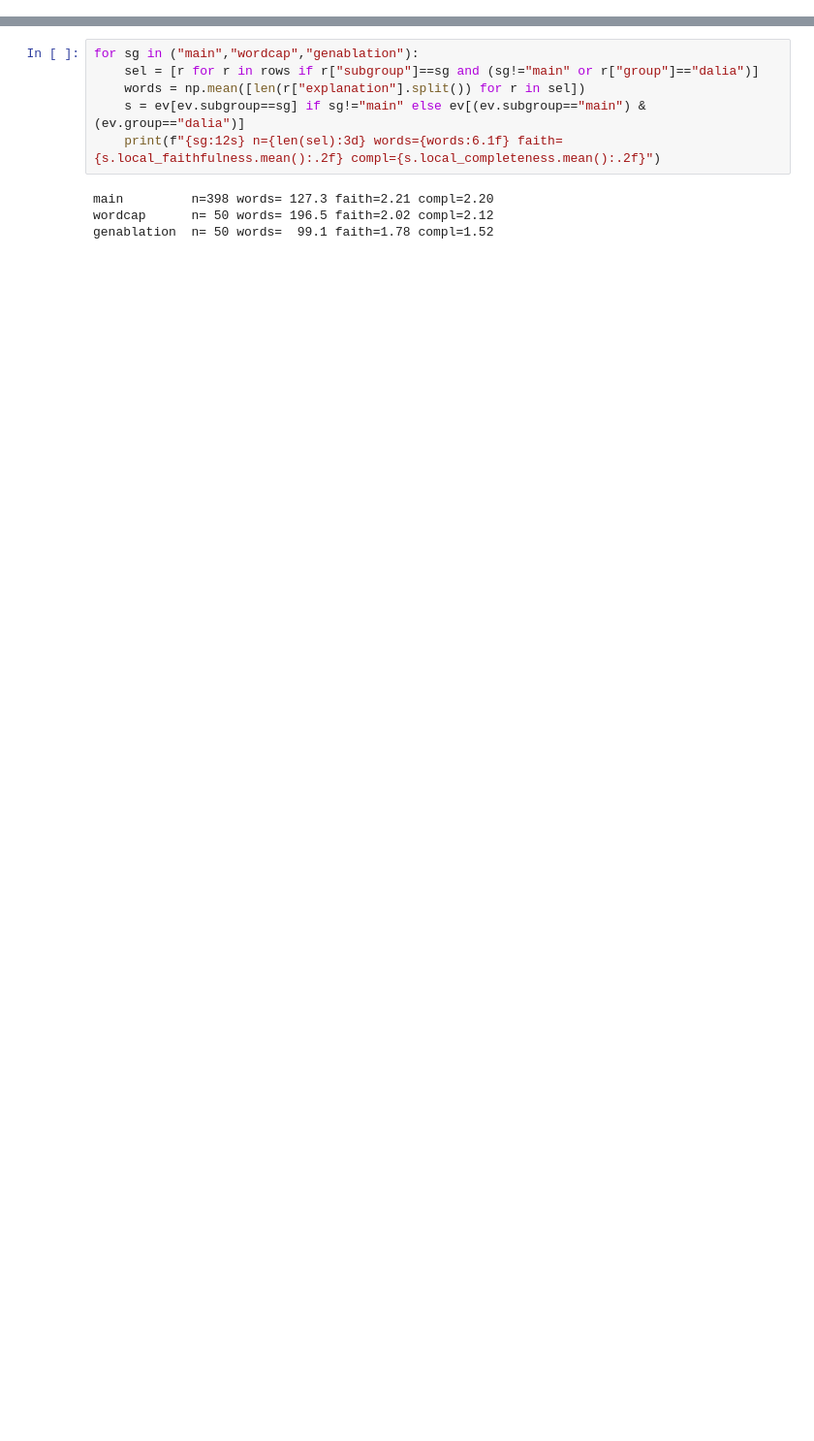
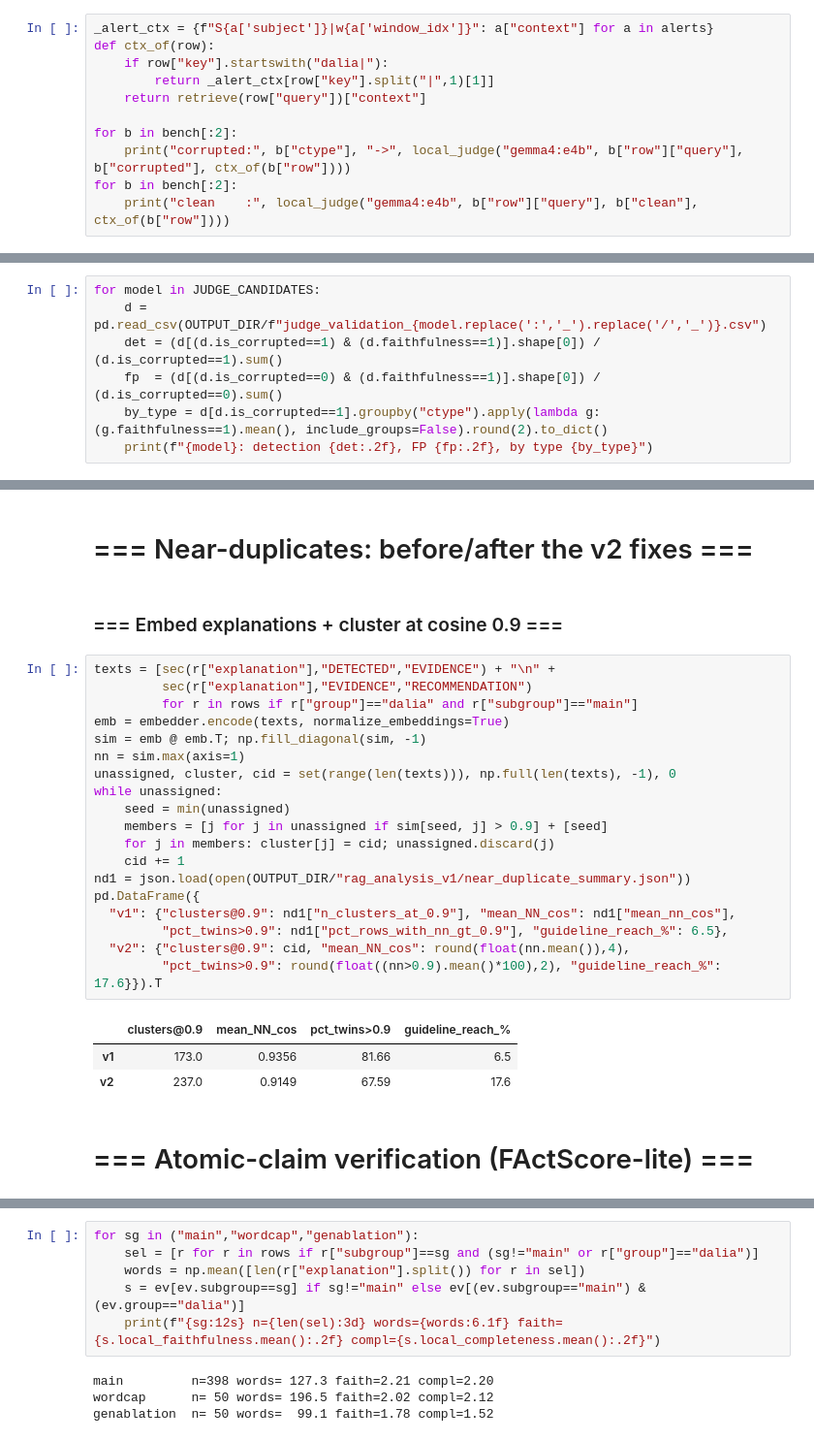
Before and after one commit to TanvirTurja/rag-generation-for-continous-anomaly-alerts, a Jupyter notebook: rag_v2.ipynb, the cells around one changed output, grey strips where cells are left out. Shown at 97% size. Cells and saved outputs as stored; diff of their text form; blank space fills up the shorter version.

Commit message:
fix/v2: notebooks rebuilt in exact v1 idiom (detection_v2 96 cells / rag_v2 110 cells; # ===/### === rhythm, one step per cell, verify-cells after each stage; all executed, 0 errors)

```diff
--- a/rag_v2.ipynb
+++ b/rag_v2.ipynb
@@ -653,0 +625,11 @@ claims.sample(6, random_state=3)[["claim","verdict"]].to_string(index=False)
+# %%
+_alert_ctx = {f"S{a['subject']}|w{a['window_idx']}": a["context"] for a in alerts}
+def ctx_of(row):
+    if row["key"].startswith("dalia|"):
+        return _alert_ctx[row["key"].split("|",1)[1]]
+    return retrieve(row["query"])["context"]
+
+for b in bench[:2]:
+    print("corrupted:", b["ctype"], "->", local_judge("gemma4:e4b", b["row"]["query"], b["corrupted"], ctx_of(b["row"])))
+for b in bench[:2]:
+    print("clean    :", local_judge("gemma4:e4b", b["row"]["query"], b["clean"], ctx_of(b["row"])))
@@ -653,0 +643,7 @@ claims.sample(6, random_state=3)[["claim","verdict"]].to_string(index=False)
+# %%
+for model in JUDGE_CANDIDATES:
+    d = pd.read_csv(OUTPUT_DIR/f"judge_validation_{model.replace(':','_').replace('/','_')}.csv")
+    det = (d[(d.is_corrupted==1) & (d.faithfulness==1)].shape[0]) / (d.is_corrupted==1).sum()
+    fp  = (d[(d.is_corrupted==0) & (d.faithfulness==1)].shape[0]) / (d.is_corrupted==0).sum()
+    by_type = d[d.is_corrupted==1].groupby("ctype").apply(lambda g: (g.faithfulness==1).mean(), include_groups=False).round(2).to_dict()
+    print(f"{model}: detection {det:.2f}, FP {fp:.2f}, by type {by_type}")
@@ -653,0 +719,29 @@ claims.sample(6, random_state=3)[["claim","verdict"]].to_string(index=False)
+# %% [markdown]
+# === Near-duplicates: before/after the v2 fixes ===
+# %% [markdown]
+### === Embed explanations + cluster at cosine 0.9 ===
+# %%
+texts = [sec(r["explanation"],"DETECTED","EVIDENCE") + "\n" +
+         sec(r["explanation"],"EVIDENCE","RECOMMENDATION")
+         for r in rows if r["group"]=="dalia" and r["subgroup"]=="main"]
+emb = embedder.encode(texts, normalize_embeddings=True)
+sim = emb @ emb.T; np.fill_diagonal(sim, -1)
+nn = sim.max(axis=1)
+unassigned, cluster, cid = set(range(len(texts))), np.full(len(texts), -1), 0
+while unassigned:
+    seed = min(unassigned)
+    members = [j for j in unassigned if sim[seed, j] > 0.9] + [seed]
+    for j in members: cluster[j] = cid; unassigned.discard(j)
+    cid += 1
+nd1 = json.load(open(OUTPUT_DIR/"rag_analysis_v1/near_duplicate_summary.json"))
+pd.DataFrame({
+  "v1": {"clusters@0.9": nd1["n_clusters_at_0.9"], "mean_NN_cos": nd1["mean_nn_cos"],
+         "pct_twins>0.9": nd1["pct_rows_with_nn_gt_0.9"], "guideline_reach_%": 6.5},
+  "v2": {"clusters@0.9": cid, "mean_NN_cos": round(float(nn.mean()),4),
+         "pct_twins>0.9": round(float((nn>0.9).mean()*100),2), "guideline_reach_%": 17.6}}).T
+# %% [output]
+|  | clusters@0.9 | mean_NN_cos | pct_twins>0.9 | guideline_reach_% |
+| v1 | 173.0 | 0.9356 | 81.66 | 6.5 |
+| v2 | 237.0 | 0.9149 | 67.59 | 17.6 |
+# %% [markdown]
+# === Atomic-claim verification (FActScore-lite) ===
```
Also changed, not shown: parts of 144 cells of this notebook, 2 other files.
